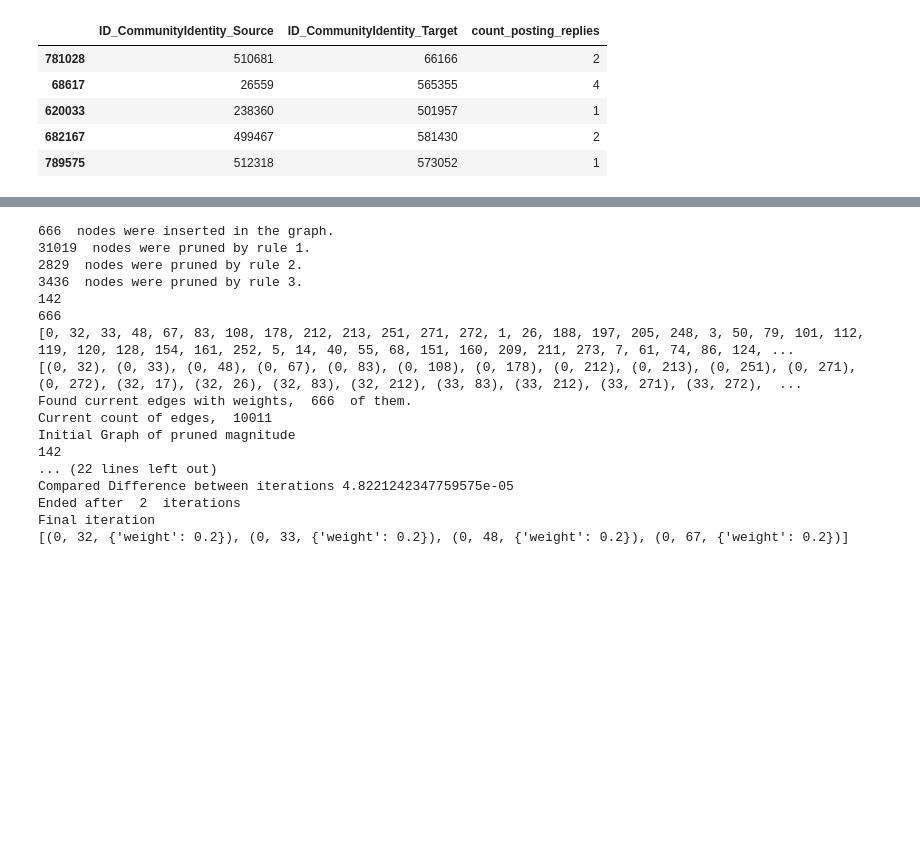
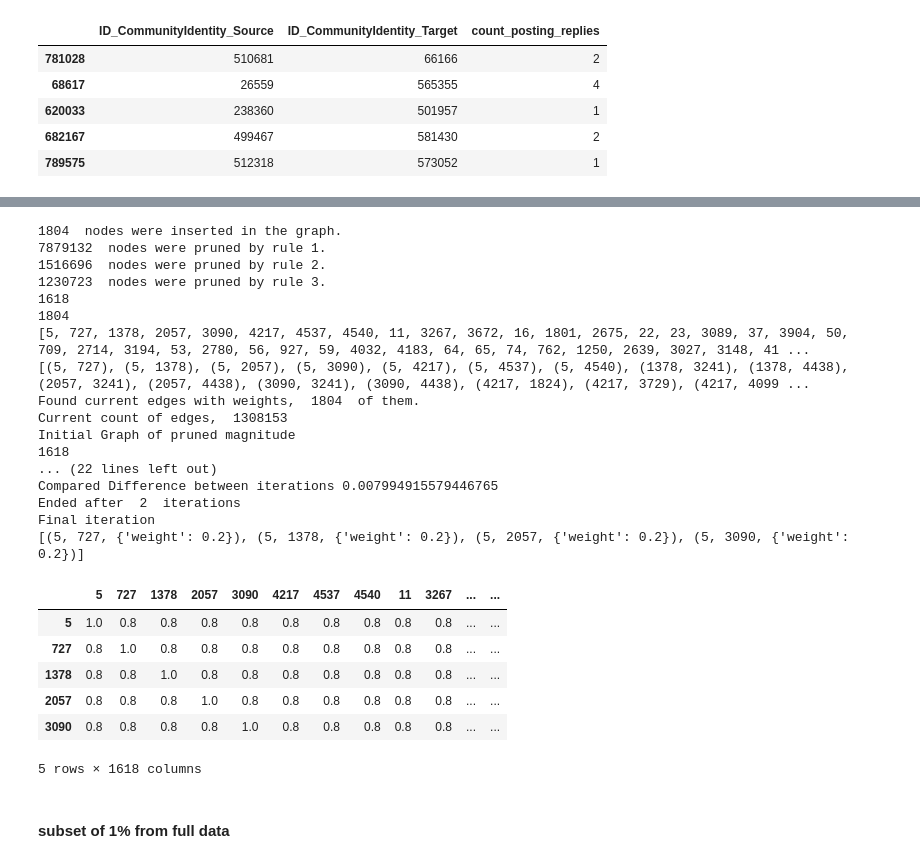
Before and after one commit to babiyivan/network-role-mining, a Jupyter notebook: rolesim.ipynb, the cells around one changed output, grey strips where cells are left out. Saved outputs shown, nothing was run; the diff lists cells and outputs as text; code cells hidden in the pictures; blank space fills up the shorter version.

Commit message:
updated rolesim experiments
thank you @teriolx !

```diff
--- a/rolesim.ipynb
+++ b/rolesim.ipynb
@@ -71,8 +121,6 @@ plt.show()
 # %%
-# Load .parquet data
-postings_replies = pd.read_parquet('data/df_edge_list_directed_users_postings_replies.parquet')
-# Randomly sample 10% of data
-subset_postings_replies = postings_replies.sample(frac=0.1, random_state=1)
+# Randomly sample 0.5% of data
+subset_postings_replies = postings_replies.sample(frac=0.005, random_state=1)
 subset_postings_replies.head()
 # %% [output]
 |  | ID_CommunityIdentity_Source | ID_CommunityIdentity_Target | count_posting_replies |
@@ -123,22 +171,55 @@ Number of edges: 880
 # Run RoleSim on graph
 current_iteration = full_operation(actual_data_graph)
 # Save the final RoleSim similarity graph?
-nx.write_graphml(current_iteration, 'RoleSim/role_similarity.graphml')
+nx.write_graphml(current_iteration, f'results/rolesim/replies-{G.number_of_nodes()}-similarity.graphml')
 # %% [output]
-666  nodes were inserted in the graph.
-31019  nodes were pruned by rule 1.
-2829  nodes were pruned by rule 2.
-3436  nodes were pruned by rule 3.
-142
-666
-[0, 32, 33, 48, 67, 83, 108, 178, 212, 213, 251, 271, 272, 1, 26, 188, 197, 205, 248, 3, 50, 79, 101, 112, 119, 120, 128, 154, 161, 252, 5, 14, 40, 55, 68, 151, 160, 209, 211, 273, 7, 61, 74, 86, 124, ...
-[(0, 32), (0, 33), (0, 48), (0, 67), (0, 83), (0, 108), (0, 178), (0, 212), (0, 213), (0, 251), (0, 271), (0, 272), (32, 17), (32, 26), (32, 83), (32, 212), (33, 83), (33, 212), (33, 271), (33, 272),  ...
-Found current edges with weights,  666  of them.
-Current count of edges,  10011
+1804  nodes were inserted in the graph.
+7879132  nodes were pruned by rule 1.
+1516696  nodes were pruned by rule 2.
+1230723  nodes were pruned by rule 3.
+1618
+1804
+[5, 727, 1378, 2057, 3090, 4217, 4537, 4540, 11, 3267, 3672, 16, 1801, 2675, 22, 23, 3089, 37, 3904, 50, 709, 2714, 3194, 53, 2780, 56, 927, 59, 4032, 4183, 64, 65, 74, 762, 1250, 2639, 3027, 3148, 41 ...
+[(5, 727), (5, 1378), (5, 2057), (5, 3090), (5, 4217), (5, 4537), (5, 4540), (1378, 3241), (1378, 4438), (2057, 3241), (2057, 4438), (3090, 3241), (3090, 4438), (4217, 1824), (4217, 3729), (4217, 4099 ...
+Found current edges with weights,  1804  of them.
+Current count of edges,  1308153
 Initial Graph of pruned magnitude
-142
+1618
 ... (22 lines left out)
-Compared Difference between iterations 4.8221242347759575e-05
+Compared Difference between iterations 0.007994915579446765
 Ended after  2  iterations
 Final iteration
-[(0, 32, {'weight': 0.2}), (0, 33, {'weight': 0.2}), (0, 48, {'weight': 0.2}), (0, 67, {'weight': 0.2})]
+[(5, 727, {'weight': 0.2}), (5, 1378, {'weight': 0.2}), (5, 2057, {'weight': 0.2}), (5, 3090, {'weight': 0.2})]
+# %%
+# Load the similarity graph
+# similarity_graph = nx.read_graphml('RoleSim/role_similarity.graphml')
+similarity_graph = current_iteration
+# %%
+# Get the list of nodes and create a mapping for sequential indices
+nodes = list(similarity_graph.nodes())
+node_to_index = {node: idx for idx, node in enumerate(nodes)}
+n = len(nodes)
+
+# Initialize the dissimilarity matrix
+dissimilarity_matrix = np.ones((n, n))  # Start with all ones (max dissimilarity)
+
+# Fill in the matrix with 1 - similarity scores
+for edge in similarity_graph.edges(data=True):
+    source = node_to_index[edge[0]]  # Map source node to sequential index
+    target = node_to_index[edge[1]]  # Map target node to sequential index
+    similarity = edge[2].get('weight', 0)  # Similarity score (default 0)
+    dissimilarity = 1 - similarity
+    dissimilarity_matrix[source, target] = dissimilarity
+    dissimilarity_matrix[target, source] = dissimilarity  # Ensure symmetry
+# %%
+# Create a DataFrame for easier handling
+dissimilarity_df = pd.DataFrame(dissimilarity_matrix, index=nodes, columns=nodes)
+dissimilarity_df.head()
+# %% [output]
+|  | 5 | 727 | 1378 | 2057 | 3090 | 4217 | 4537 | 4540 | 11 | 3267 | ... | ... |
+| 5 | 1.0 | 0.8 | 0.8 | 0.8 | 0.8 | 0.8 | 0.8 | 0.8 | 0.8 | 0.8 | ... | ... |
+| 727 | 0.8 | 1.0 | 0.8 | 0.8 | 0.8 | 0.8 | 0.8 | 0.8 | 0.8 | 0.8 | ... | ... |
+| 1378 | 0.8 | 0.8 | 1.0 | 0.8 | 0.8 | 0.8 | 0.8 | 0.8 | 0.8 | 0.8 | ... | ... |
+| 2057 | 0.8 | 0.8 | 0.8 | 1.0 | 0.8 | 0.8 | 0.8 | 0.8 | 0.8 | 0.8 | ... | ... |
+| 3090 | 0.8 | 0.8 | 0.8 | 0.8 | 1.0 | 0.8 | 0.8 | 0.8 | 0.8 | 0.8 | ... | ... |
+5 rows × 1618 columns
@@ -144,0 +229,2 @@ Final iteration
+# %% [markdown]
+#### subset of 1% from full data
```
Also changed, not shown: parts of 46 cells of this notebook.
